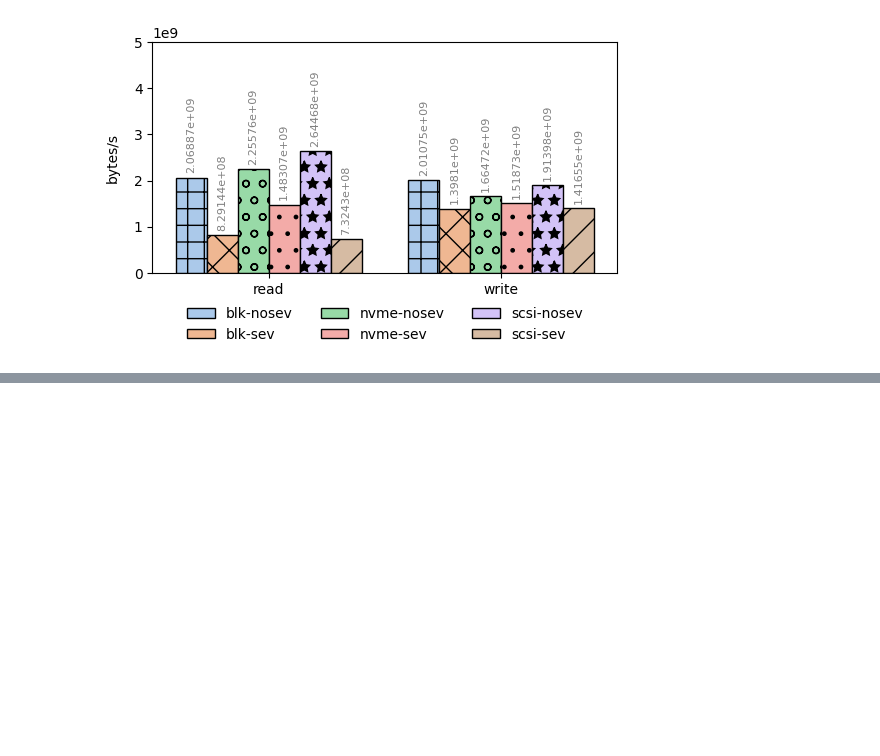
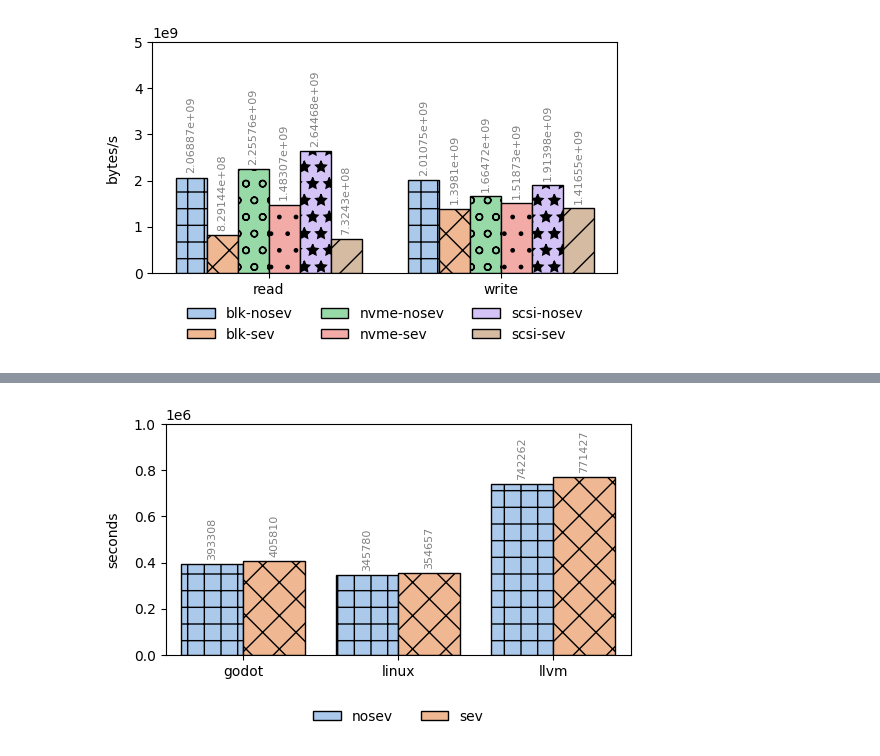
Before and after one commit to rcastellotti/gr, a Jupyter notebook: main.ipynb, the cells around one changed output, grey strips where cells are left out. Drawn from its saved outputs; the diff is of its cells as text; code cells hidden in the pictures; blank space fills up the shorter version.

```diff
--- a/main.ipynb
+++ b/main.ipynb
@@ -70,2 +70,6 @@ plot_ratios("benchmarks/iops-ratios.csv")
 \bottomrule
 \end{tabular}
+# %%
+plot("benchmarks/compilation.csv", title="compilation-benchmark", ylim=1000000, ylabel="seconds")
+# %% [output]
+[figure, added]
```
Also changed, not shown: parts of 3 cells of this notebook, 15 other files.
